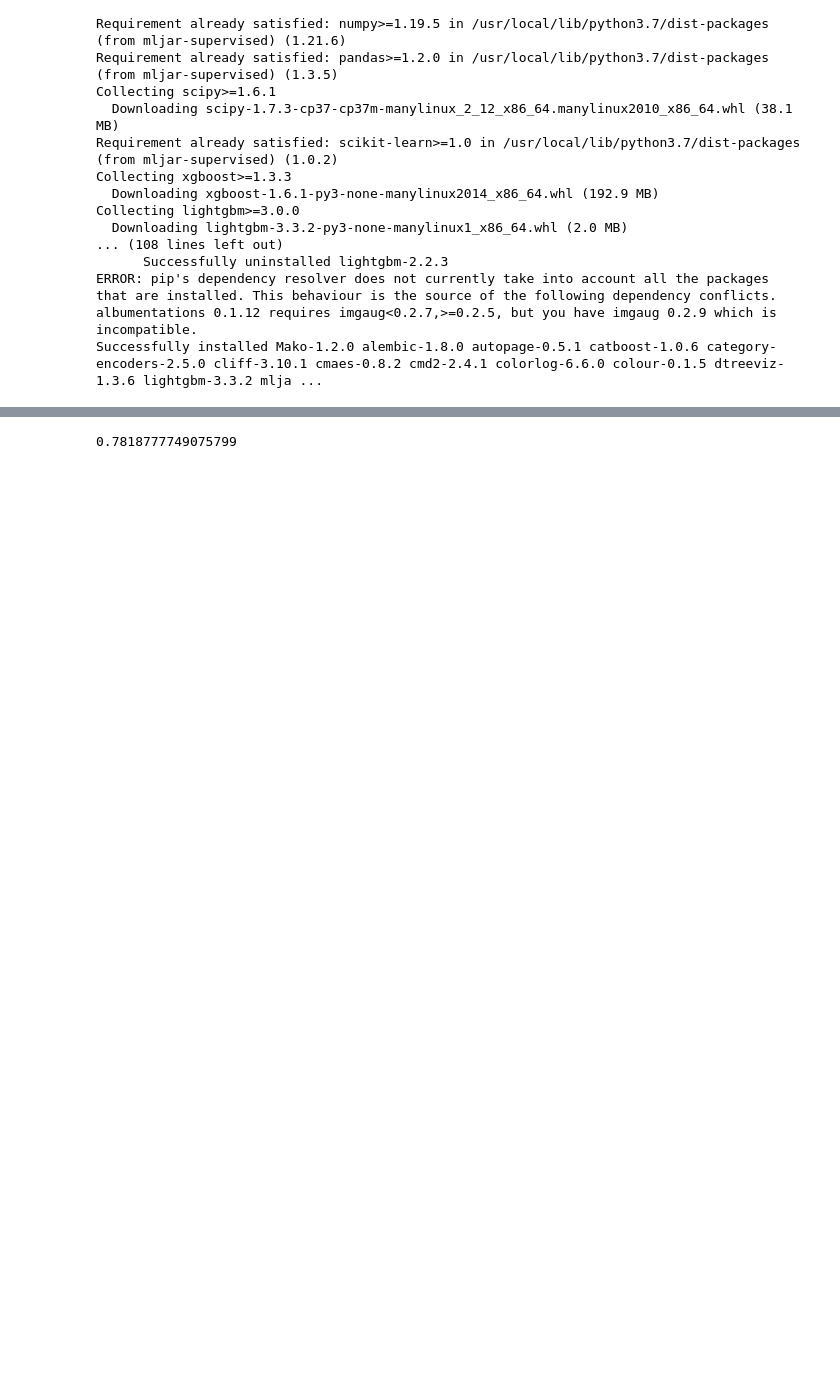
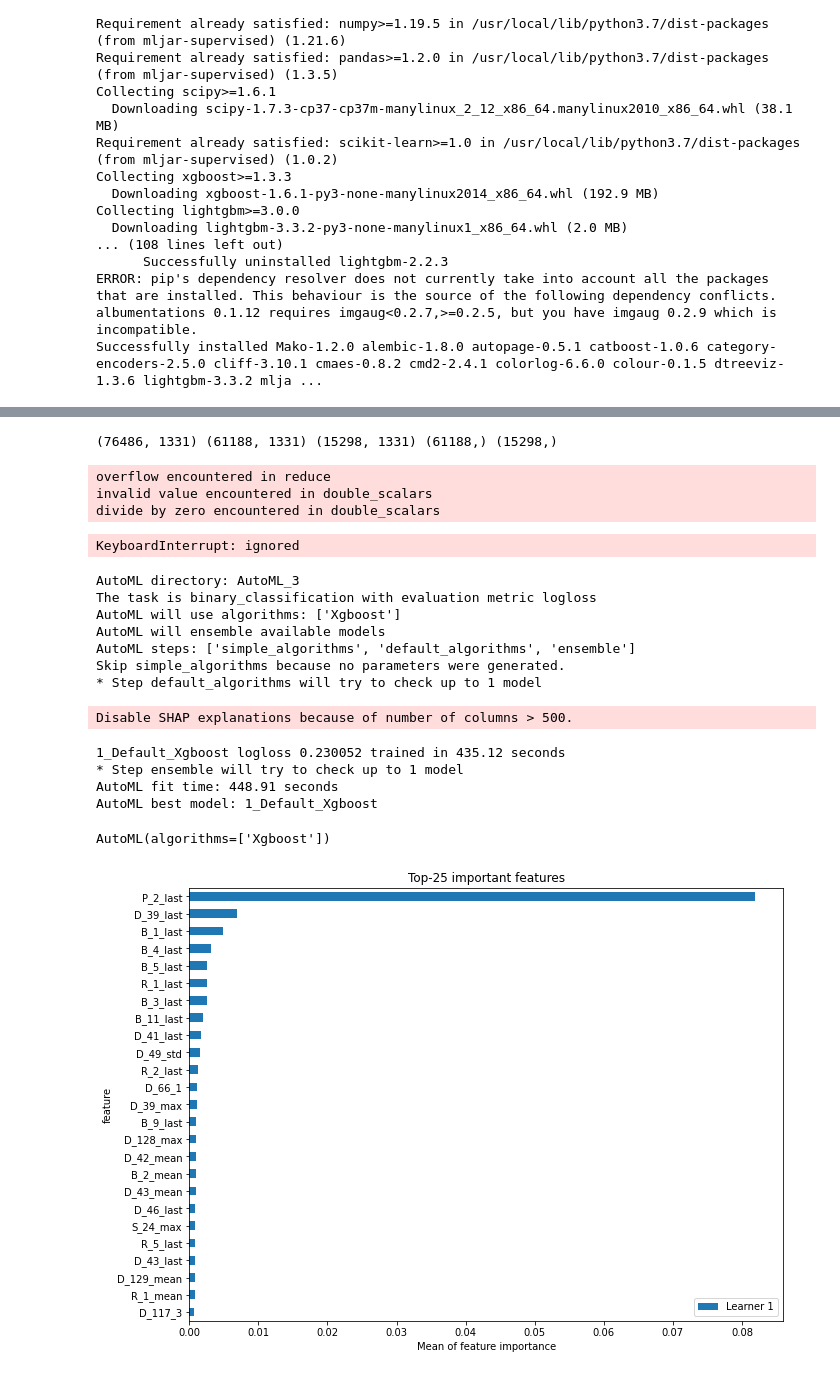
Before and after one commit to eutiagovski/amex-default-predicition, a Jupyter notebook: model-selection/Amex_Default_Model_Selection.ipynb, the cells around one changed output, grey strips where cells are left out. Saved outputs shown, nothing was run; the diff lists cells and outputs as text; code cells hidden in the pictures; blank space fills up the shorter version.

```diff
--- a/model-selection/Amex_Default_Model_Selection.ipynb
+++ b/model-selection/Amex_Default_Model_Selection.ipynb
@@ -98,0 +123,8 @@ AutoML(algorithms=['Xgboost'])
+# %%
+automl = AutoML('/content/drive/MyDrive/kaggle/amex-default-predict/AutoML_1')
+automl.fit(X_train, pd.DataFrame(y_train))
+
+prediction = automl.predict_proba(X_val)
+
+automl_val_score = amex_metric(y_true=y_val.reshape(-1, ), y_pred=prediction[:, 1].reshape(-1, ).astype(np.float32))
+automl_val_score
@@ -98,0 +191,15 @@ AutoML(algorithms=['Xgboost'])
+# %%
+# model 3: Detector de Anomalias
+# https://github.com/eutiagovski/projetos-cursos/blob/main/datascience-mentorama/14_Deteccao_Anomalias_exercicio_.ipynb
+
+index = 2
+
+train_df = pd.read_pickle(train_pkls[index])
+
+
+y = np.load(train_y[index])
+X_train, X_val, y_train, y_val = train_test_split(train_df, y, stratify=y, test_size=0.20, random_state=SEED)
+
+print(train_df.shape, X_train.shape, X_val.shape, y_train.shape, y_val.shape)
+# %% [output]
+(76486, 1331) (61188, 1331) (15298, 1331) (61188,) (15298,)
@@ -99,2 +237,17 @@ AutoML(algorithms=['Xgboost'])
+# %%
+detector.fit(X_train)
+
+anomaly_test = []
+
+for i in range(X_val.shape[0]):
+  anomaly_test.append(detector.isAnomaly(X_val.loc[X_val.index[i]]))
+
+detector_val_score = amex_metric(y_true=y_val.reshape(-1, ), y_pred=anomaly_test[:, 1].reshape(-1, ).astype(np.float32))
+detector_val_score
+# %% [output]
+overflow encountered in reduce
+invalid value encountered in double_scalars
+divide by zero encountered in double_scalars
+KeyboardInterrupt: ignored
 # %%
 # Comparing the best model
@@ -123,11 +260,27 @@ def amex_metric(y_true, y_pred):
 # %%
-# making predict and check the final score
+# using xgboost model for this task
 
-prediction = automl.predict_proba(X_val)
+automl_xgboost = AutoML(algorithms=['Xgboost'])
+automl.automl_xgboost(X_train, pd.DataFrame(y_train))
 
-val_score = amex_metric(y_true=y_val.reshape(-1, ), y_pred=prediction[:, 1].reshape(-1, ).astype(np.float32))
-val_score
+prediction = automl_xgboost.predict_proba(X_val)
+
+automl_xgboost_val_score = amex_metric(y_true=y_val.reshape(-1, ), y_pred=prediction[:, 1].reshape(-1, ).astype(np.float32))
+automl_xgboost_val_score
 # %% [output]
-0.7818777749075799
+AutoML directory: AutoML_3
+The task is binary_classification with evaluation metric logloss
+AutoML will use algorithms: ['Xgboost']
+AutoML will ensemble available models
+AutoML steps: ['simple_algorithms', 'default_algorithms', 'ensemble']
+Skip simple_algorithms because no parameters were generated.
+* Step default_algorithms will try to check up to 1 model
+Disable SHAP explanations because of number of columns > 500.
+1_Default_Xgboost logloss 0.230052 trained in 435.12 seconds
+* Step ensemble will try to check up to 1 model
+AutoML fit time: 448.91 seconds
+AutoML best model: 1_Default_Xgboost
+AutoML(algorithms=['Xgboost'])
+[figure, added]
 # %%
 #  tunning the best model to get the best score
```
Also changed, not shown: parts of 17 cells of this notebook.
